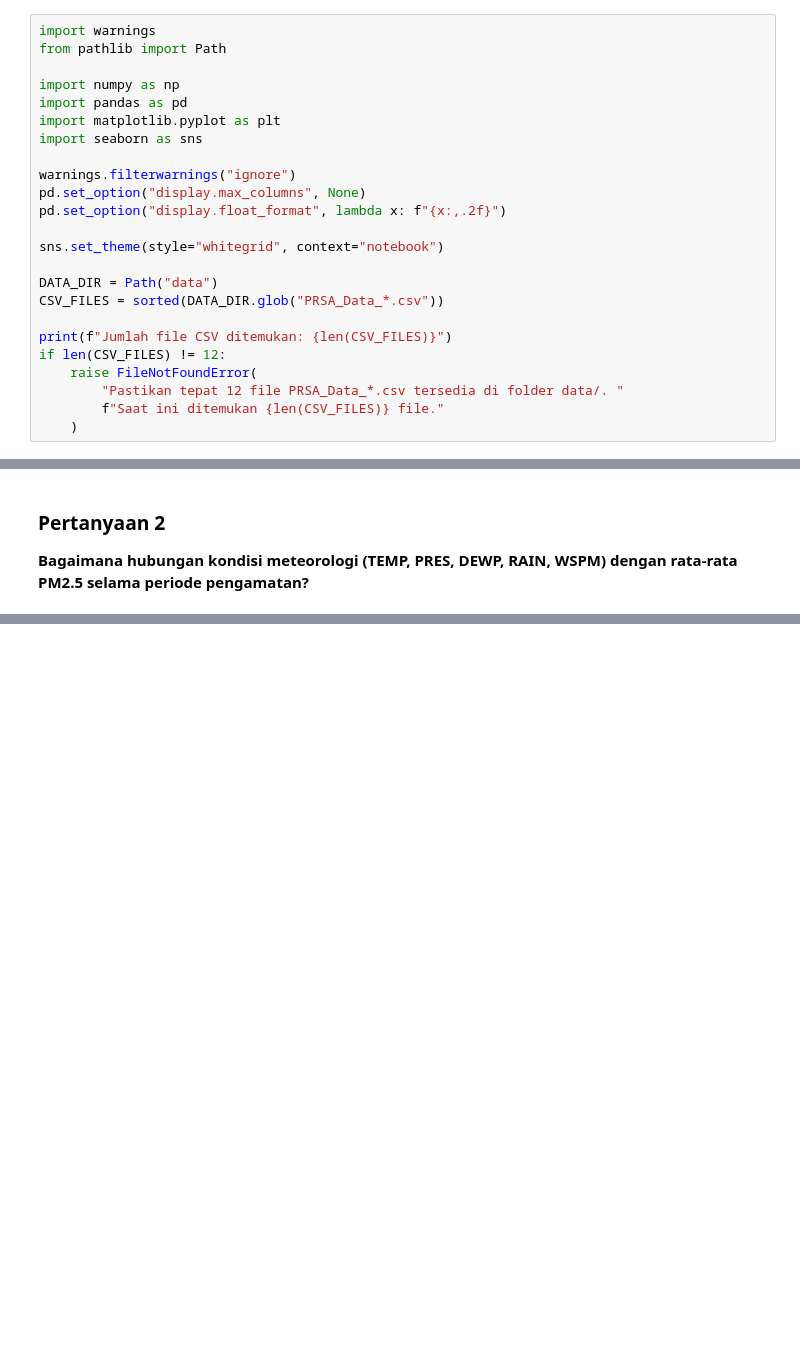
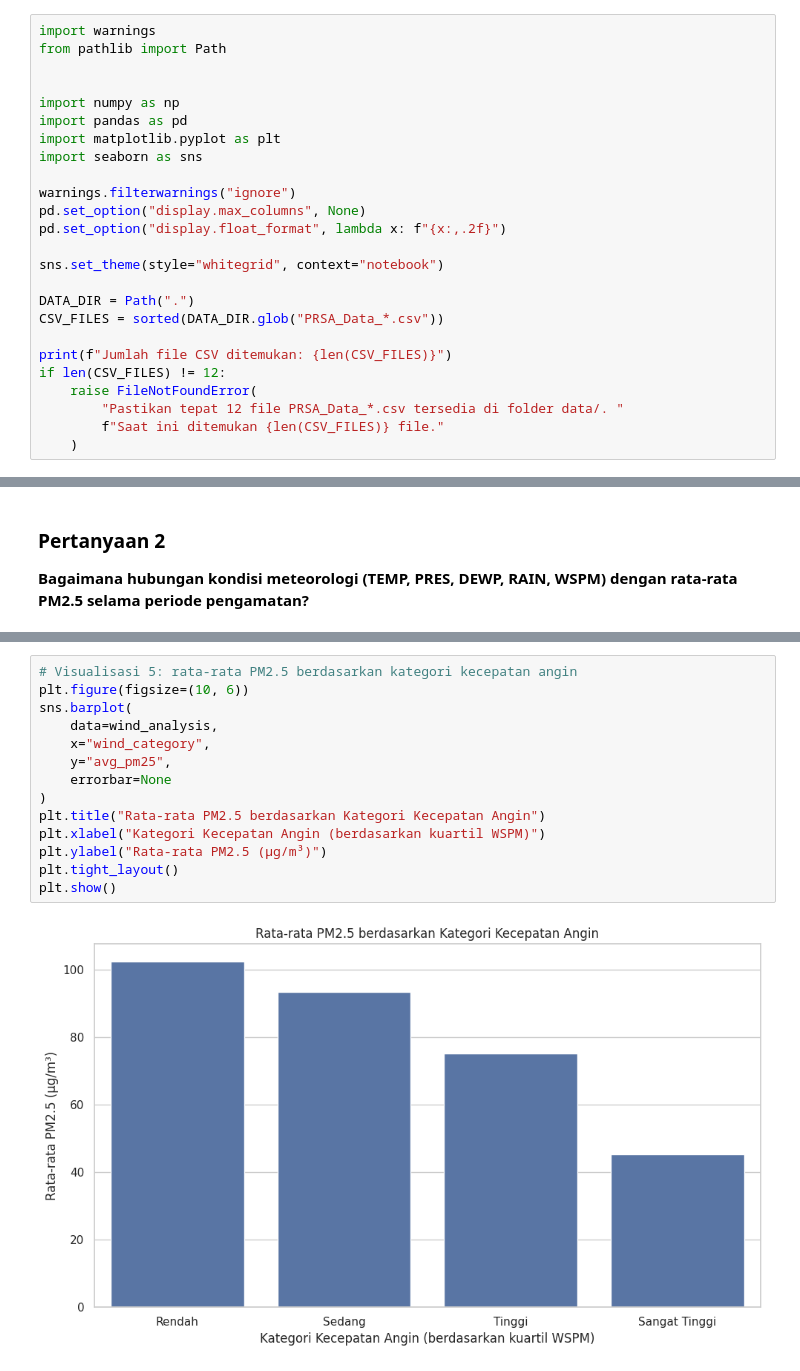
Before and after one commit to putraharifin/submission_air_quality, a Jupyter notebook: notebook.ipynb, the cells around one changed output, grey strips where cells are left out. Saved outputs shown, nothing was run; the diff lists cells and outputs as text; blank space fills up the shorter version.

```diff
--- a/notebook.ipynb
+++ b/notebook.ipynb
@@ -37,6 +57,7 @@ Pertanyaan dirumuskan dengan pendekatan **SMART (Specific, Measurable, Action-or
 # %%
 import warnings
 from pathlib import Path
+
 
 import numpy as np
 import pandas as pd
@@ -49,7 +70,7 @@ pd.set_option("display.float_format", lambda x: f"{x:,.2f}")
 
 sns.set_theme(style="whitegrid", context="notebook")
 
-DATA_DIR = Path("data")
+DATA_DIR = Path(".")
 CSV_FILES = sorted(DATA_DIR.glob("PRSA_Data_*.csv"))
 
 print(f"Jumlah file CSV ditemukan: {len(CSV_FILES)}")
@@ -363,0 +667,16 @@ Notebook ini sengaja tidak mengarang angka hasil karena 12 CSV dataset belum dis
+# %%
+# Visualisasi 5: rata-rata PM2.5 berdasarkan kategori kecepatan angin
+plt.figure(figsize=(10, 6))
+sns.barplot(
+    data=wind_analysis,
+    x="wind_category",
+    y="avg_pm25",
+    errorbar=None
+)
+plt.title("Rata-rata PM2.5 berdasarkan Kategori Kecepatan Angin")
+plt.xlabel("Kategori Kecepatan Angin (berdasarkan kuartil WSPM)")
+plt.ylabel("Rata-rata PM2.5 (µg/m³)")
+plt.tight_layout()
+plt.show()
+# %% [output]
+[figure, added]
```
Also changed, not shown: parts of 50 cells of this notebook, 4 other files.
